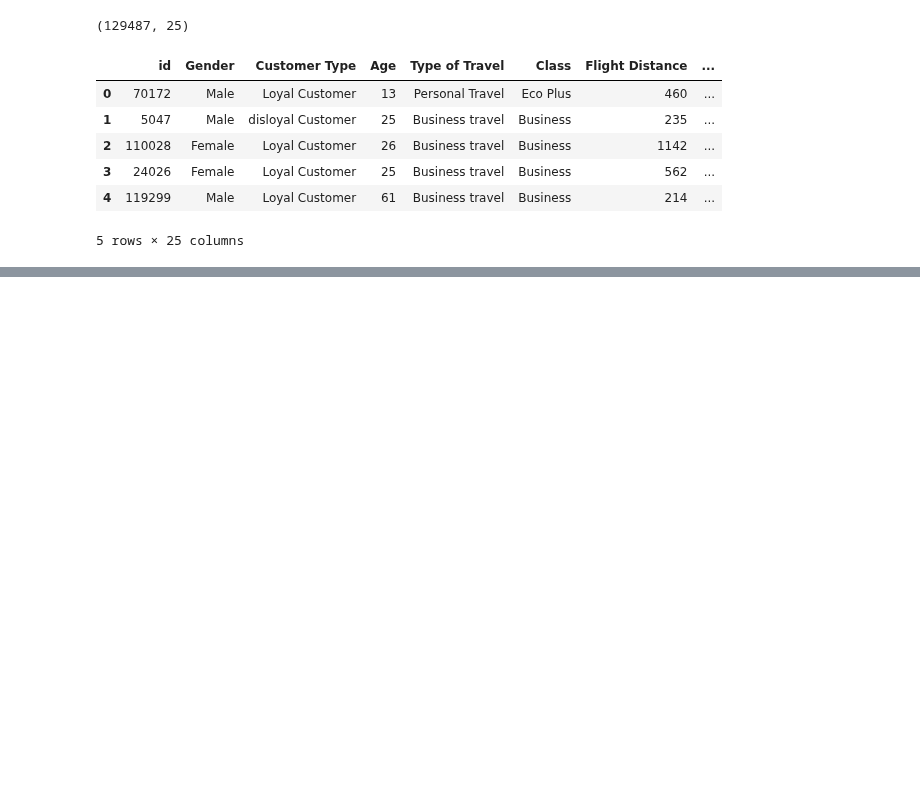
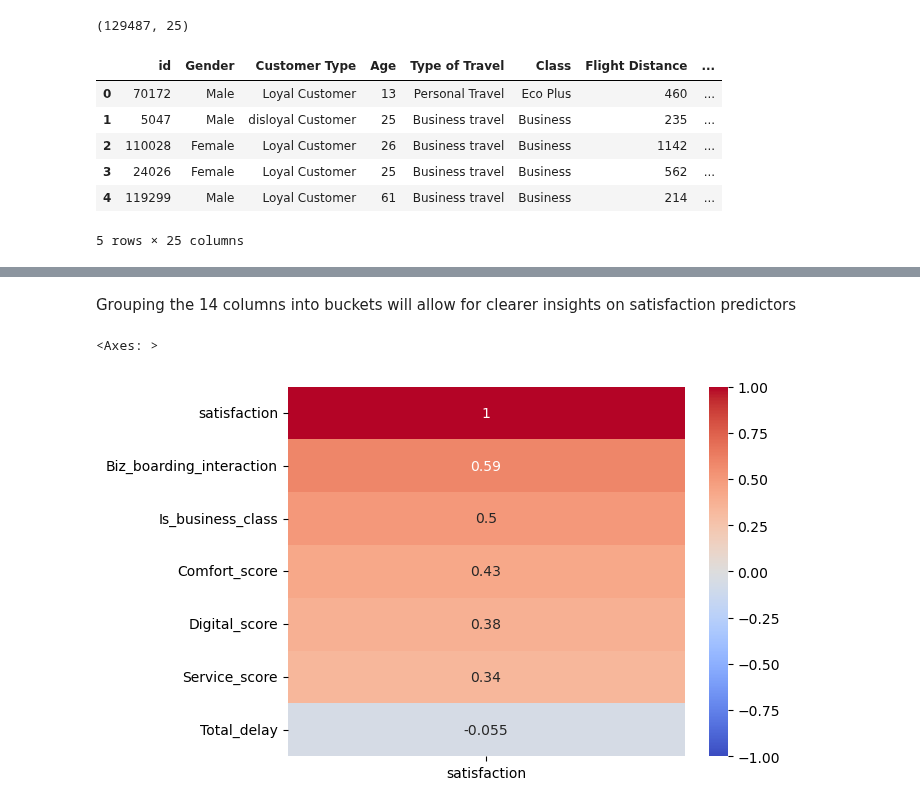
Before and after one commit to T-Godwins/airline-project, a Jupyter notebook: technical_analysis/03_training_and_evalution.ipynb, the cells around one changed output, grey strips where cells are left out. Saved outputs shown, nothing was run; the diff lists cells and outputs as text; code cells hidden in the pictures; blank space fills up the shorter version.

Commit message:
feature heatmap

```diff
--- a/technical_analysis/03_training_and_evalution.ipynb
+++ b/technical_analysis/03_training_and_evalution.ipynb
@@ -61,0 +68,18 @@ engineered_df.head(3)
+# %% [markdown]
+Grouping the 14 columns into buckets will allow for clearer insights on satisfaction predictors
+# %%
+temp_df = engineered_df.copy()
+temp_df['satisfaction'] = temp_df['satisfaction'].apply(lambda x: 1 if x == 'satisfied' else 0)
+
+new_features = ['Digital_score', 'Comfort_score', 'Service_score', 'Is_business_class', 'Biz_boarding_interaction', 'Total_delay']
+
+fig, ax = plt.subplots()
+sns.heatmap(
+    temp_df[new_features + ['satisfaction']].corr()[['satisfaction']].sort_values(by='satisfaction', ascending=False),
+    annot=True,
+    cmap='coolwarm',
+    vmin=-1, vmax=1,
+)
+# %% [output]
+<Axes: >
+[figure, added]
```
Also changed, not shown: parts of 4 cells of this notebook.
